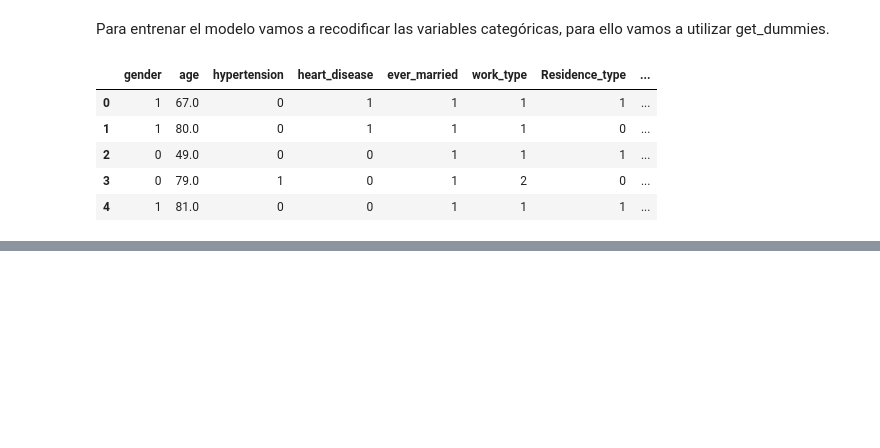
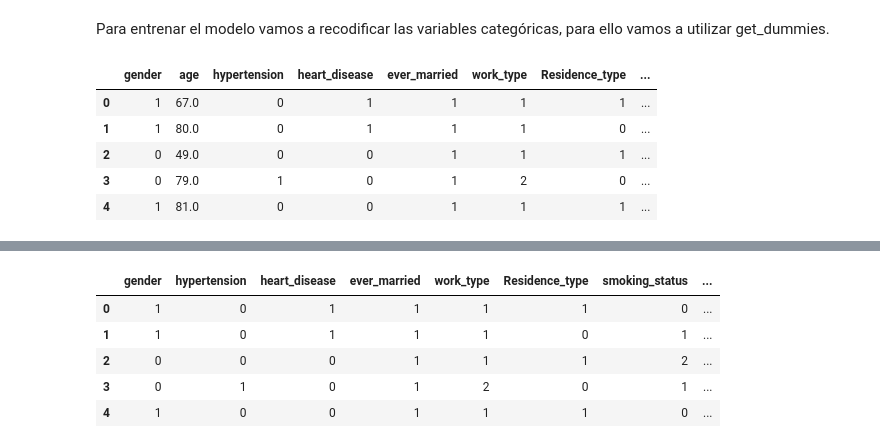
Before and after one commit to carrillo-p/DS_Grupo3, a Jupyter notebook: models/catboost/EDA.ipynb, the cells around one changed output, grey strips where cells are left out. Cells and saved outputs as stored; diff of their text form; code cells hidden in the pictures; blank space fills up the shorter version.

```diff
--- a/models/catboost/EDA.ipynb
+++ b/models/catboost/EDA.ipynb
@@ -337,3 +338,17 @@ df_recoded.head()
 | 2 | 0 | 49.0 | 0 | 0 | 1 | 1 | 1 | ... |
 | 3 | 0 | 79.0 | 1 | 0 | 1 | 2 | 0 | ... |
 | 4 | 1 | 81.0 | 0 | 0 | 1 | 1 | 1 | ... |
+# %%
+def categorize_bmi(bmi):
+    if bmi < 18.5:
+        return 'Underweight'
+    elif 18.5 <= bmi < 24.9:
+        return 'Normal weight'
+    elif 25 <= bmi < 29.9:
+        return 'Overweight'
+    elif 30 <= bmi < 39.9:
+        return 'Obesity'
+    else:
+        return 'Mega Obesity'
+df['bmi_category'] = df['bmi'].apply(categorize_bmi)
+df.head()
@@ -339,0 +362,13 @@ df_recoded.head()
+# %%
+def categorize_age(age):
+    if age < 18:
+        return 'Niño'
+    elif 18 <= age < 35:
+        return 'Joven'
+    elif 35 <= age < 60:
+        return 'Adulto'
+    else:
+        return 'Tercera Edad'
+
+df['age_category'] = df['age'].apply(categorize_age)
+df.head()
@@ -339,0 +382,11 @@ df_recoded.head()
+# %%
+def categorize_glucose_level(glucose_level):
+    if glucose_level < 70:
+        return 'Low'
+    elif 70 <= glucose_level < 140:
+        return 'Medium'
+    else:
+        return 'High'
+
+df['glucose_level_category'] = df['avg_glucose_level'].apply(categorize_glucose_level)
+df.head()
@@ -339,0 +400,10 @@ df_recoded.head()
+# %%
+df_categorized = df.drop(['age', 'bmi', 'avg_glucose_level'], axis=1)
+df_categorized.head()
+# %% [output]
+|  | gender | hypertension | heart_disease | ever_married | work_type | Residence_type | smoking_status | ... |
+| 0 | 1 | 0 | 1 | 1 | 1 | 1 | 0 | ... |
+| 1 | 1 | 0 | 1 | 1 | 1 | 0 | 1 | ... |
+| 2 | 0 | 0 | 0 | 1 | 1 | 1 | 2 | ... |
+| 3 | 0 | 1 | 0 | 1 | 2 | 0 | 1 | ... |
+| 4 | 1 | 0 | 0 | 1 | 1 | 1 | 0 | ... |
```
Also changed, not shown: parts of 9 cells of this notebook, 13 other files.
